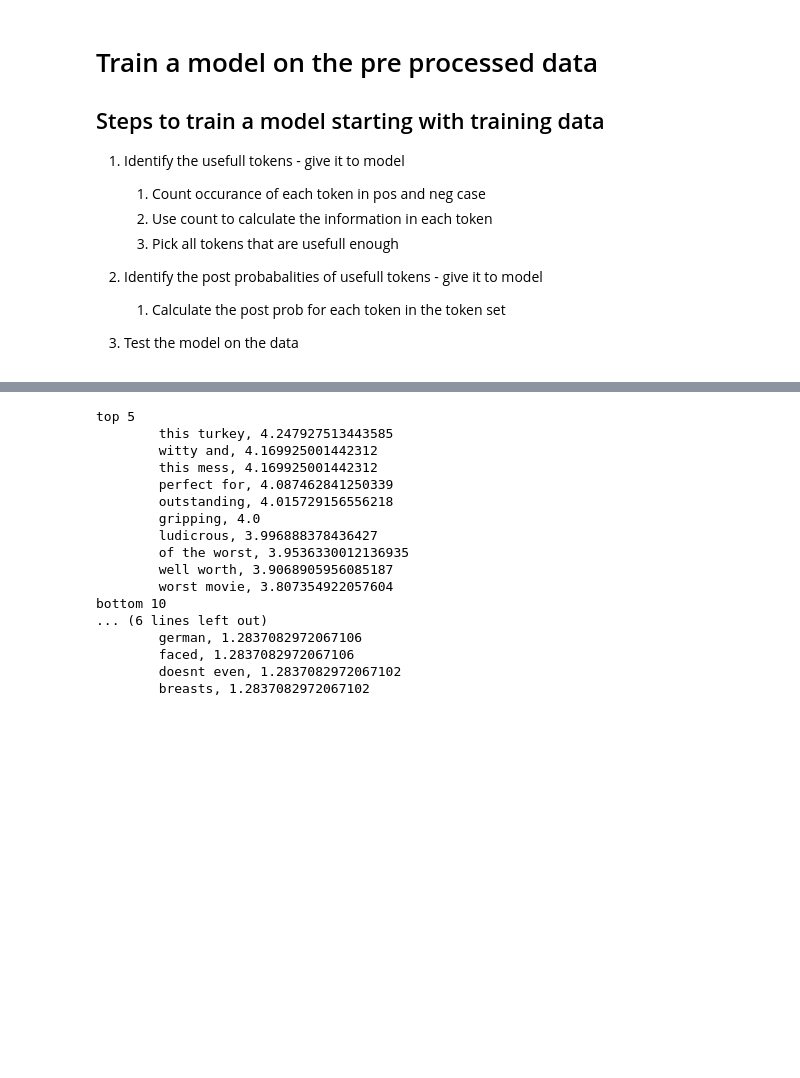
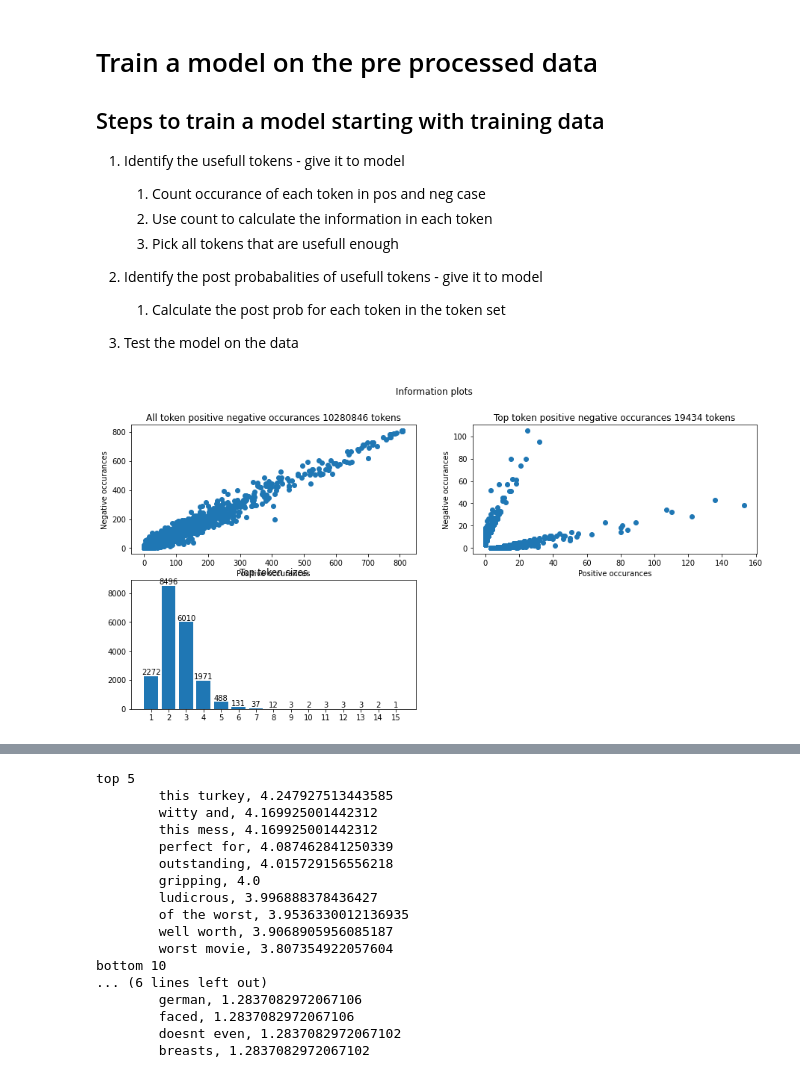
Before and after one commit to RK22000/Rahuls-Another-Motion-Picture-Review-Classifier, a Jupyter notebook: MPRC.ipynb, the cells around one changed output, grey strips where cells are left out. Saved outputs shown, nothing was run; the diff lists cells and outputs as text; code cells hidden in the pictures; blank space fills up the shorter version.

Commit message:
added some plots to see what the model sees in the data

```diff
--- a/MPRC.ipynb
+++ b/MPRC.ipynb
@@ -242,3 +242,42 @@ class BCTrainer:
         return (1 + pos_entropy + neg_entropy) * math.log2(total_count)
 # %%
 trainer = BCTrainer(train_set=train_set, preprocesser=data_preprocess)
+# %%
+import matplotlib.pyplot as plt
+
+def info_plots():
+    counter = trainer.token_counter
+    x, y = zip(*counter.values())
+    plt.figure(figsize=(15, 7))
+    plt.suptitle("Information plots")
+    plt.subplot(2, 2, 1)
+    plt.scatter(x, y)
+    plt.title(f"All token positive negative occurances {len(x)} tokens")
+    plt.xlabel("Positive occurances")
+    plt.ylabel("Negative occurances")
+
+    x, y = zip(*( counter[token] for token in trainer.model.token_probs.keys() ))
+    plt.subplot(2, 2, 2)
+    plt.scatter(x, y)
+    plt.title(f"Top token positive negative occurances {len(x)} tokens")
+    plt.xlabel("Positive occurances")
+    plt.ylabel("Negative occurances")
+
+    tokens = trainer.model.token_probs.keys()
+    sizes = dict()
+    for token in tokens:
+        size = len(token.split())
+        sizes[size] = sizes.setdefault(size, 0) + 1
+    plt.subplot(2, 2, 3)
+    x = [str(i) for i in sorted(sizes.keys())]
+    y = [sizes[i] for i in sorted(sizes.keys())]
+    plt.bar(x, y)
+    for xi, yi in zip(x, y):
+        plt.text(xi, yi, str(yi), ha='center', va='bottom')
+    plt.title("Top token sizes")
+
+
+
+info_plots()
+# %% [output]
+[figure, added]
```
Also changed, not shown: parts of 1 cell of this notebook.
